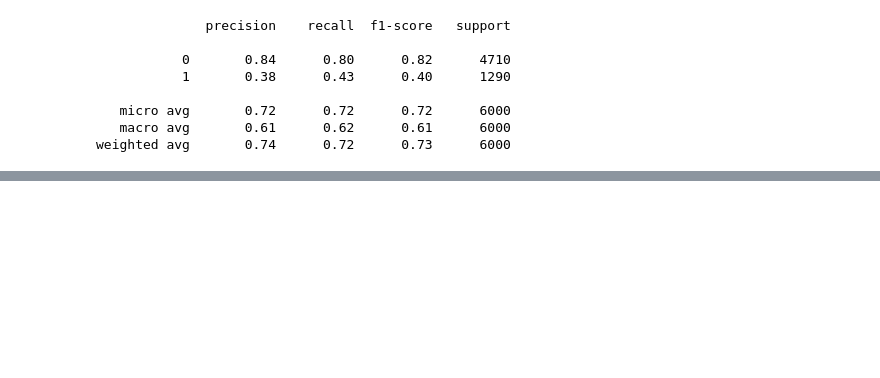
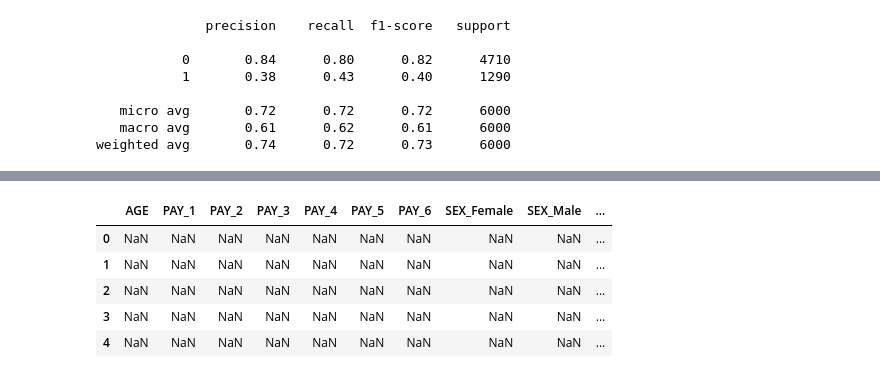
Before and after one commit to BA545-SP2019/2019-competition2-3-musketeers, a Jupyter notebook: Martin/Models101.ipynb, the cells around one changed output, grey strips where cells are left out. Cells and saved outputs as stored; diff of their text form; code cells hidden in the pictures; blank space fills up the shorter version.

```diff
--- a/Martin/Models101.ipynb
+++ b/Martin/Models101.ipynb
@@ -468,0 +602,14 @@ plt.show();
+# %%
+categorical = X.loc[:,['AGE', 'PAY_1', 'PAY_2', 'PAY_3', 'PAY_4', 'PAY_5',
+       'PAY_6','SEX_Female', 'SEX_Male',
+       'EDUCATION_Graduate School', 'EDUCATION_Other', 'EDUCATION_University',
+       'MARRIAGE_Married', 'MARRIAGE_Non-married']]
+# %%
+categorical.head()
+# %% [output]
+|  | AGE | PAY_1 | PAY_2 | PAY_3 | PAY_4 | PAY_5 | PAY_6 | SEX_Female | SEX_Male | ... |
+| 0 | NaN | NaN | NaN | NaN | NaN | NaN | NaN | NaN | NaN | ... |
+| 1 | NaN | NaN | NaN | NaN | NaN | NaN | NaN | NaN | NaN | ... |
+| 2 | NaN | NaN | NaN | NaN | NaN | NaN | NaN | NaN | NaN | ... |
+| 3 | NaN | NaN | NaN | NaN | NaN | NaN | NaN | NaN | NaN | ... |
+| 4 | NaN | NaN | NaN | NaN | NaN | NaN | NaN | NaN | NaN | ... |
```
Also changed, not shown: parts of 49 cells of this notebook, 7 other files.
